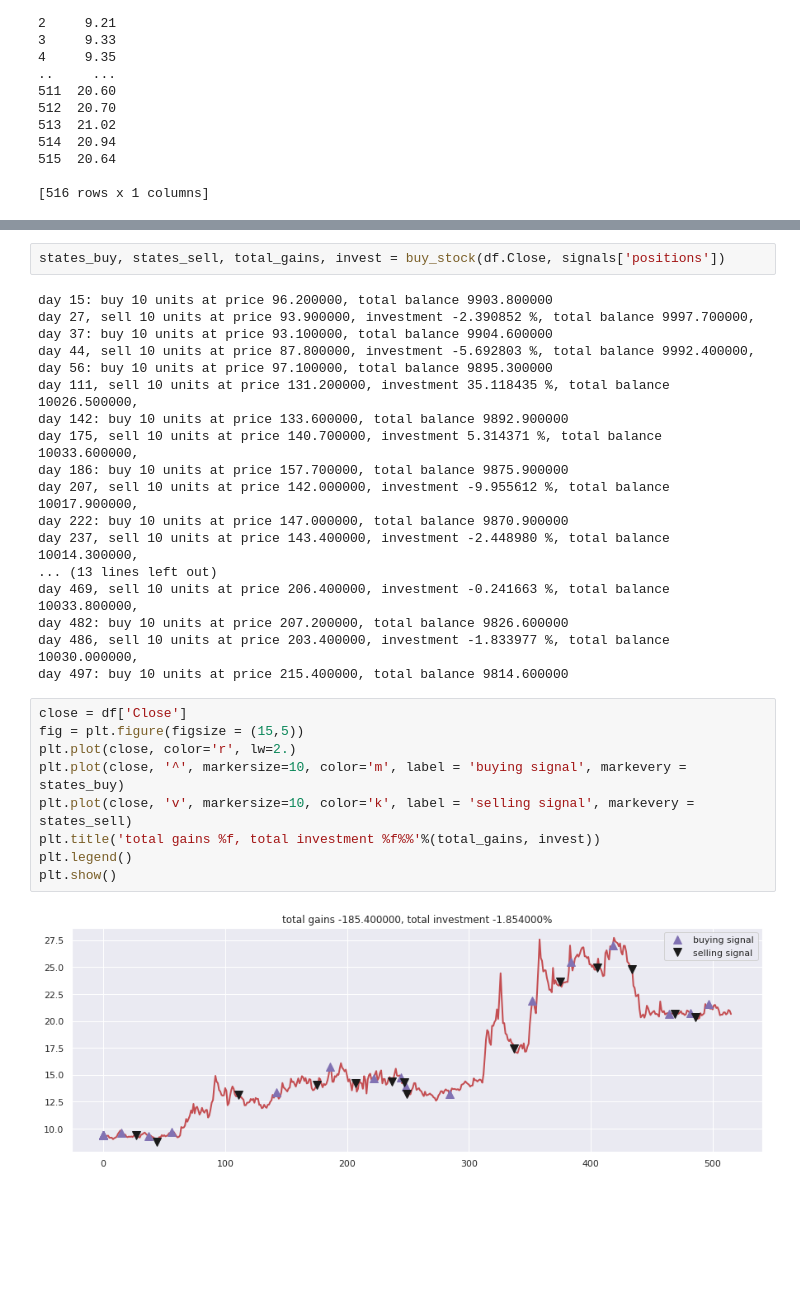
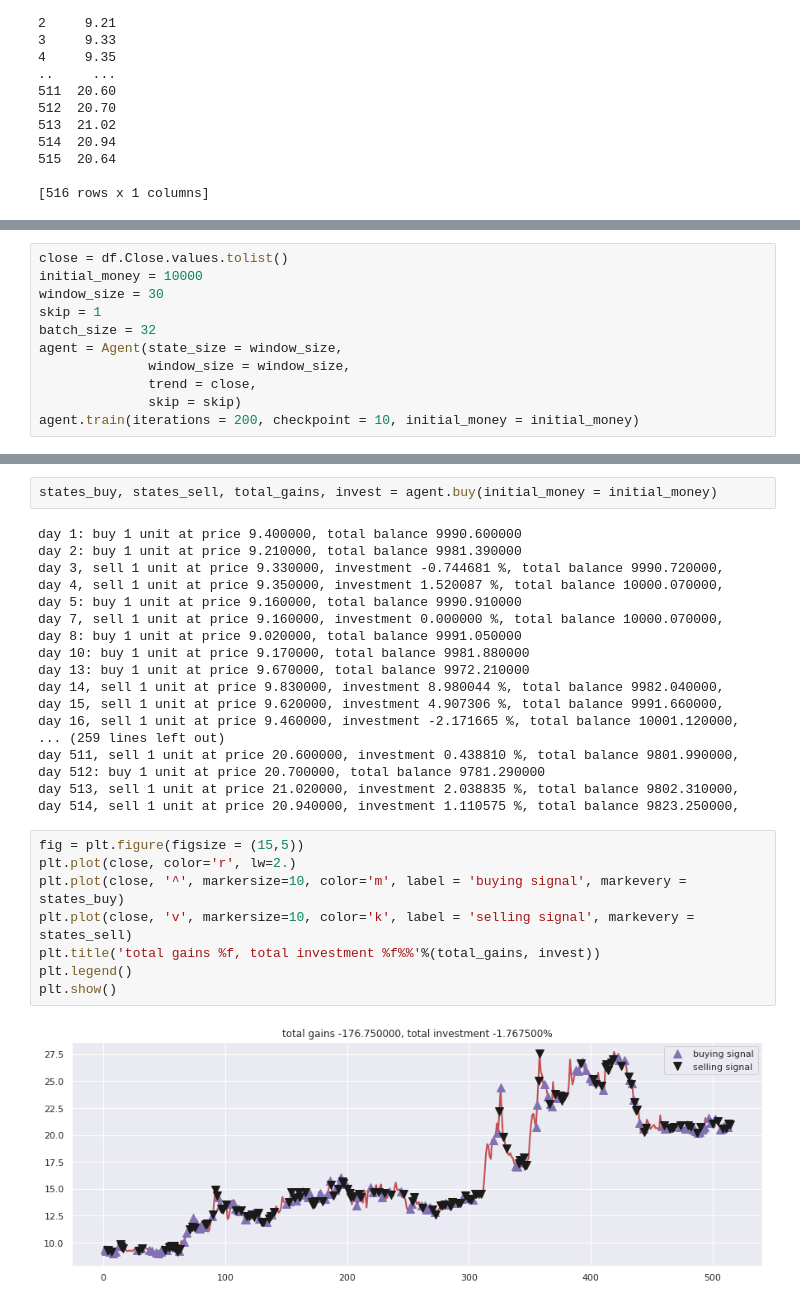
Before and after one commit to KingYuanSun/Individual-Projects-Finance, a Jupyter notebook: StockPrediction_basicRNN.ipynb, the cells around one changed output, grey strips where cells are left out. Drawn from its saved outputs; the diff is of its cells as text; blank space fills up the shorter version.

```diff
--- a/StockPrediction_basicRNN.ipynb
+++ b/StockPrediction_basicRNN.ipynb
@@ -454,0 +553,11 @@ def buy_stock(
+# %%
+close = df.Close.values.tolist()
+initial_money = 10000
+window_size = 30
+skip = 1
+batch_size = 32
+agent = Agent(state_size = window_size,
+              window_size = window_size,
+              trend = close,
+              skip = skip)
+agent.train(iterations = 200, checkpoint = 10, initial_money = initial_money)
@@ -455,31 +582,30 @@ def buy_stock(
 # %%
-states_buy, states_sell, total_gains, invest = buy_stock(df.Close, signals['positions'])
+states_buy, states_sell, total_gains, invest = agent.buy(initial_money = initial_money)
 # %% [output]
-day 15: buy 10 units at price 96.200000, total balance 9903.800000
-day 27, sell 10 units at price 93.900000, investment -2.390852 %, total balance 9997.700000,
-day 37: buy 10 units at price 93.100000, total balance 9904.600000
-day 44, sell 10 units at price 87.800000, investment -5.692803 %, total balance 9992.400000,
-day 56: buy 10 units at price 97.100000, total balance 9895.300000
-day 111, sell 10 units at price 131.200000, investment 35.118435 %, total balance 10026.500000,
-day 142: buy 10 units at price 133.600000, total balance 9892.900000
-day 175, sell 10 units at price 140.700000, investment 5.314371 %, total balance 10033.600000,
-day 186: buy 10 units at price 157.700000, total balance 9875.900000
-day 207, sell 10 units at price 142.000000, investment -9.955612 %, total balance 10017.900000,
-day 222: buy 10 units at price 147.000000, total balance 9870.900000
-day 237, sell 10 units at price 143.400000, investment -2.448980 %, total balance 10014.300000,
-... (13 lines left out)
-day 469, sell 10 units at price 206.400000, investment -0.241663 %, total balance 10033.800000,
-day 482: buy 10 units at price 207.200000, total balance 9826.600000
-day 486, sell 10 units at price 203.400000, investment -1.833977 %, total balance 10030.000000,
-day 497: buy 10 units at price 215.400000, total balance 9814.600000
+day 1: buy 1 unit at price 9.400000, total balance 9990.600000
+day 2: buy 1 unit at price 9.210000, total balance 9981.390000
+day 3, sell 1 unit at price 9.330000, investment -0.744681 %, total balance 9990.720000,
+day 4, sell 1 unit at price 9.350000, investment 1.520087 %, total balance 10000.070000,
+day 5: buy 1 unit at price 9.160000, total balance 9990.910000
+day 7, sell 1 unit at price 9.160000, investment 0.000000 %, total balance 10000.070000,
+day 8: buy 1 unit at price 9.020000, total balance 9991.050000
+day 10: buy 1 unit at price 9.170000, total balance 9981.880000
+day 13: buy 1 unit at price 9.670000, total balance 9972.210000
+day 14, sell 1 unit at price 9.830000, investment 8.980044 %, total balance 9982.040000,
+day 15, sell 1 unit at price 9.620000, investment 4.907306 %, total balance 9991.660000,
+day 16, sell 1 unit at price 9.460000, investment -2.171665 %, total balance 10001.120000,
+... (259 lines left out)
+day 511, sell 1 unit at price 20.600000, investment 0.438810 %, total balance 9801.990000,
+day 512: buy 1 unit at price 20.700000, total balance 9781.290000
+day 513, sell 1 unit at price 21.020000, investment 2.038835 %, total balance 9802.310000,
+day 514, sell 1 unit at price 20.940000, investment 1.110575 %, total balance 9823.250000,
 # %%
-close = df['Close']
 fig = plt.figure(figsize = (15,5))
 plt.plot(close, color='r', lw=2.)
 plt.plot(close, '^', markersize=10, color='m', label = 'buying signal', markevery = states_buy)
 plt.plot(close, 'v', markersize=10, color='k', label = 'selling signal', markevery = states_sell)
 plt.title('total gains %f, total investment %f%%'%(total_gains, invest))
 plt.legend()
 plt.show()
 # %% [output]
-[figure, old version]
+[figure, new version]
```
Also changed, not shown: parts of 11 cells of this notebook.
